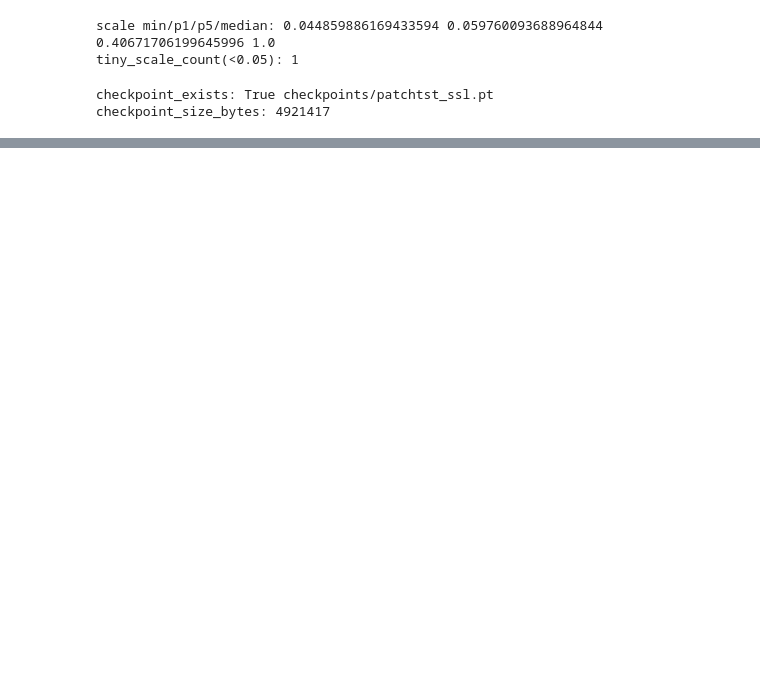
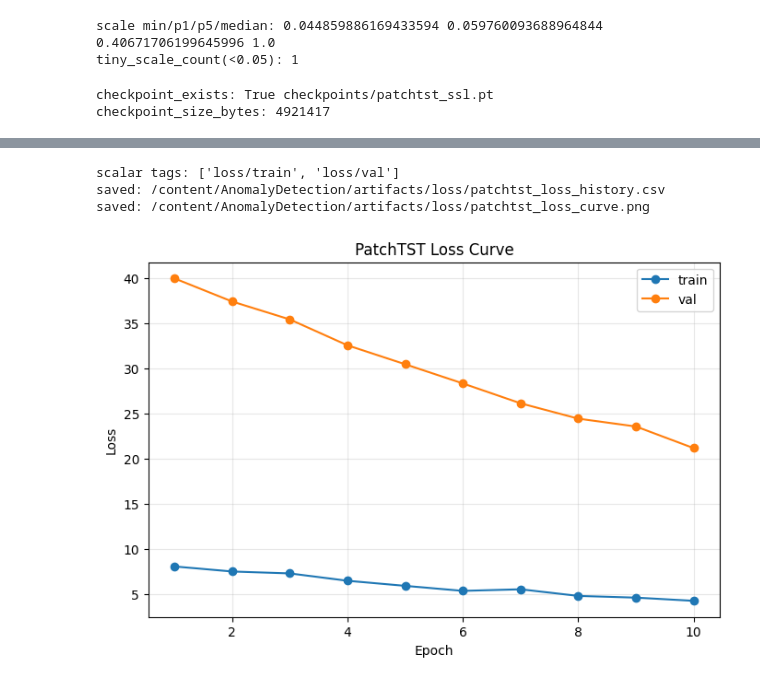
Before and after one commit to kh87joo2/AnomalyDetection, a Jupyter notebook: notebooks/colab_patchtst_ssl.ipynb, the cells around one changed output, grey strips where cells are left out. Saved outputs shown, nothing was run; the diff lists cells and outputs as text; code cells hidden in the pictures; blank space fills up the shorter version.

Commit message:
feat(pipeline): add post-training validation checklist and loss artifact export

```diff
--- a/notebooks/colab_patchtst_ssl.ipynb
+++ b/notebooks/colab_patchtst_ssl.ipynb
@@ -646,0 +716,71 @@ checkpoint_size_bytes: 4921417
+# %%
+from pathlib import Path
+import pandas as pd
+import matplotlib.pyplot as plt
+from tensorboard.backend.event_processing import event_accumulator
+
+run_dir = Path("/content/AnomalyDetection/runs/patchtst_ssl")
+ea = event_accumulator.EventAccumulator(str(run_dir))
+ea.Reload()
+
+print("scalar tags:", ea.Tags().get("scalars", []))
+
+train = ea.Scalars("loss/train")
+val = ea.Scalars("loss/val")
+
+df_train = pd.DataFrame({"epoch": [x.step for x in train], "train_loss": [x.value for x in train]})
+df_val = pd.DataFrame({"epoch": [x.step for x in val], "val_loss": [x.value for x in val]})
+df = df_train.merge(df_val, on="epoch", how="outer").sort_values("epoch")
+
+out_dir = Path("/content/AnomalyDetection/artifacts/loss")
+out_dir.mkdir(parents=True, exist_ok=True)
+
+csv_path = out_dir / "patchtst_loss_history.csv"
+png_path = out_dir / "patchtst_loss_curve.png"
+
+df.to_csv(csv_path, index=False)
+
+plt.figure(figsize=(8,5))
+plt.plot(df["epoch"], df["train_loss"], marker="o", label="train")
+plt.plot(df["epoch"], df["val_loss"], marker="o", label="val")
+plt.xlabel("Epoch")
+plt.ylabel("Loss")
+plt.title("PatchTST Loss Curve")
+plt.grid(alpha=0.3)
+plt.legend()
+plt.tight_layout()
+plt.savefig(png_path, dpi=140)
+plt.close()
+
+print("saved:", csv_path)
+print("saved:", png_path)
+# %% [output]
+scalar tags: ['loss/train', 'loss/val']
+saved: /content/AnomalyDetection/artifacts/loss/patchtst_loss_history.csv
+saved: /content/AnomalyDetection/artifacts/loss/patchtst_loss_curve.png
+# %%
+from pathlib import Path
+import matplotlib.pyplot as plt
+from tensorboard.backend.event_processing import event_accumulator
+
+run_dir = Path("/content/AnomalyDetection/runs/patchtst_ssl")
+ea = event_accumulator.EventAccumulator(str(run_dir))
+ea.Reload()
+
+train = ea.Scalars("loss/train")
+val = ea.Scalars("loss/val")
+
+x1 = [s.step for s in train]; y1 = [s.value for s in train]
+x2 = [s.step for s in val];   y2 = [s.value for s in val]
+
+plt.figure(figsize=(8,5))
+plt.plot(x1, y1, marker="o", label="train")
+plt.plot(x2, y2, marker="o", label="val")
+plt.xlabel("Epoch")
+plt.ylabel("Loss")
+plt.title("PatchTST Loss Curve")
+plt.grid(alpha=0.3)
+plt.legend()
+plt.show()
+# %% [output]
+[figure, added]
```
Also changed, not shown: parts of 6 cells of this notebook, 10 other files.
